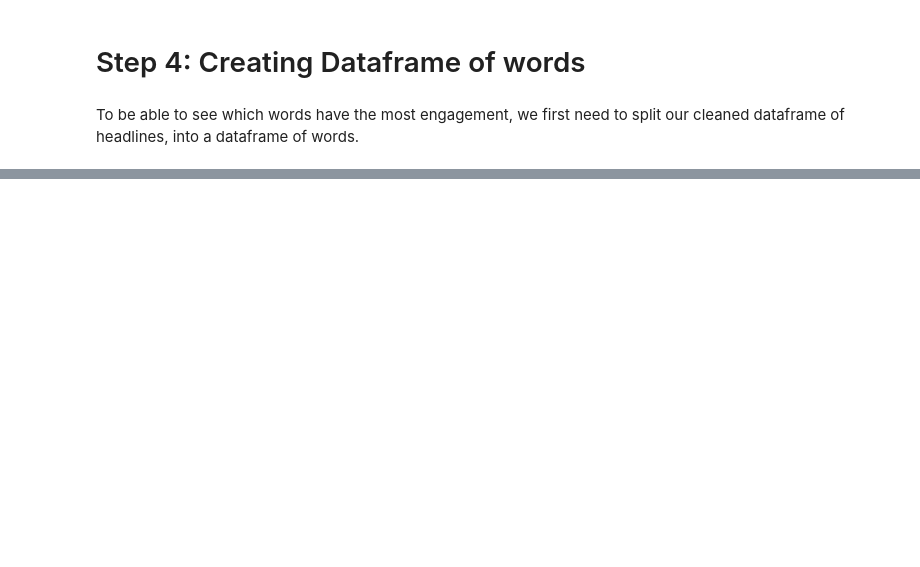
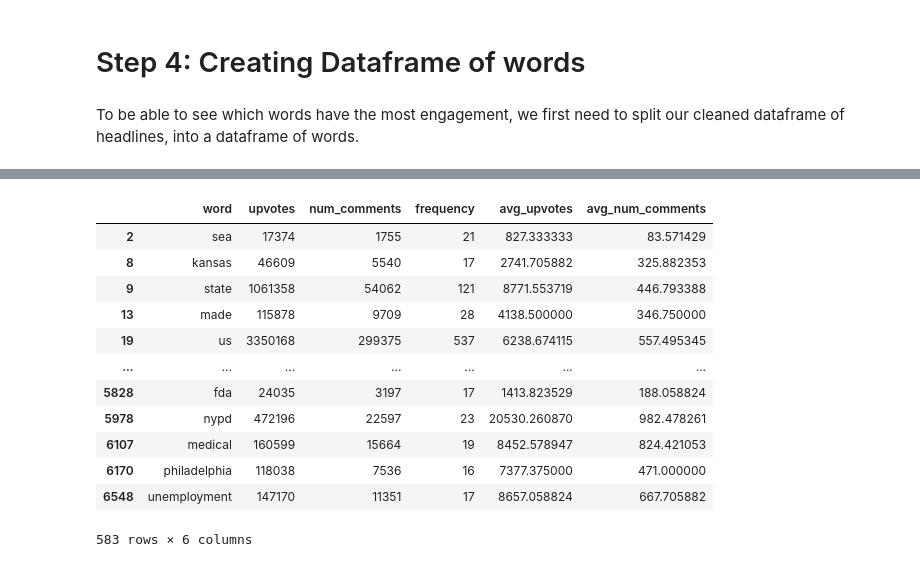
Before and after one commit to DavidReynisson/News_word_analysis, a Jupyter notebook: Step 4.ipynb, the cells around one changed output, grey strips where cells are left out. Drawn from its saved outputs; the diff is of its cells as text; code cells hidden in the pictures; blank space fills up the shorter version.

```diff
--- a/Step 4.ipynb
+++ b/Step 4.ipynb
@@ -54,0 +27,6 @@ AttributeError: 'float' object has no attribute 'count'
+# %%
+# Now explode into words
+df['titles'] = df['titles'].str.split()
+df1 = df.explode('titles', ignore_index=True)
+df1.columns = ['score', 'num_comments', 'word']
+df1
@@ -56,0 +74,21 @@ AttributeError: 'float' object has no attribute 'count'
+# %%
+df2 = df1.groupby('word', sort=False).agg(upvotes=('score','sum'),num_comments=('num_comments','sum'),frequency=('word','count')).reset_index(drop=False)
+df3 = df2[~(df2['frequency'] <= 15)].copy()
+df3['avg_upvotes'] = df3['upvotes']/df3['frequency']
+df3['avg_num_comments'] = df3['num_comments']/df3['frequency']
+
+df3
+# %% [output]
+|  | word | upvotes | num_comments | frequency | avg_upvotes | avg_num_comments |
+| 2 | sea | 17374 | 1755 | 21 | 827.333333 | 83.571429 |
+| 8 | kansas | 46609 | 5540 | 17 | 2741.705882 | 325.882353 |
+| 9 | state | 1061358 | 54062 | 121 | 8771.553719 | 446.793388 |
+| 13 | made | 115878 | 9709 | 28 | 4138.500000 | 346.750000 |
+| 19 | us | 3350168 | 299375 | 537 | 6238.674115 | 557.495345 |
+| ... | ... | ... | ... | ... | ... | ... |
+| 5828 | fda | 24035 | 3197 | 17 | 1413.823529 | 188.058824 |
+| 5978 | nypd | 472196 | 22597 | 23 | 20530.260870 | 982.478261 |
+| 6107 | medical | 160599 | 15664 | 19 | 8452.578947 | 824.421053 |
+| 6170 | philadelphia | 118038 | 7536 | 16 | 7377.375000 | 471.000000 |
+| 6548 | unemployment | 147170 | 11351 | 17 | 8657.058824 | 667.705882 |
+583 rows × 6 columns
```
Also changed, not shown: parts of 13 cells of this notebook, 8 other files.
